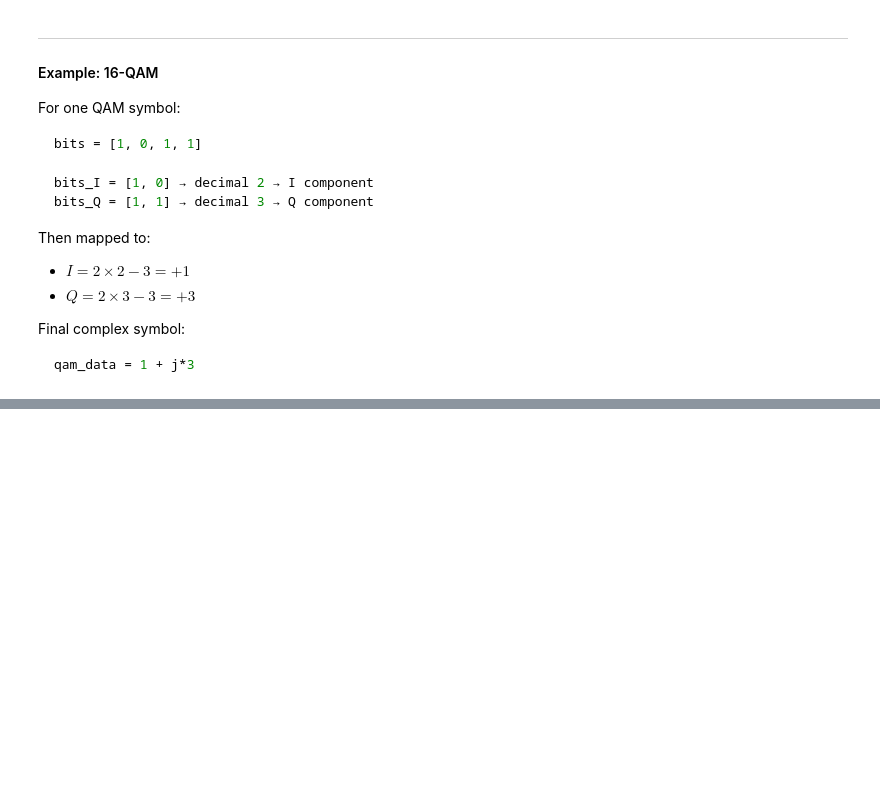
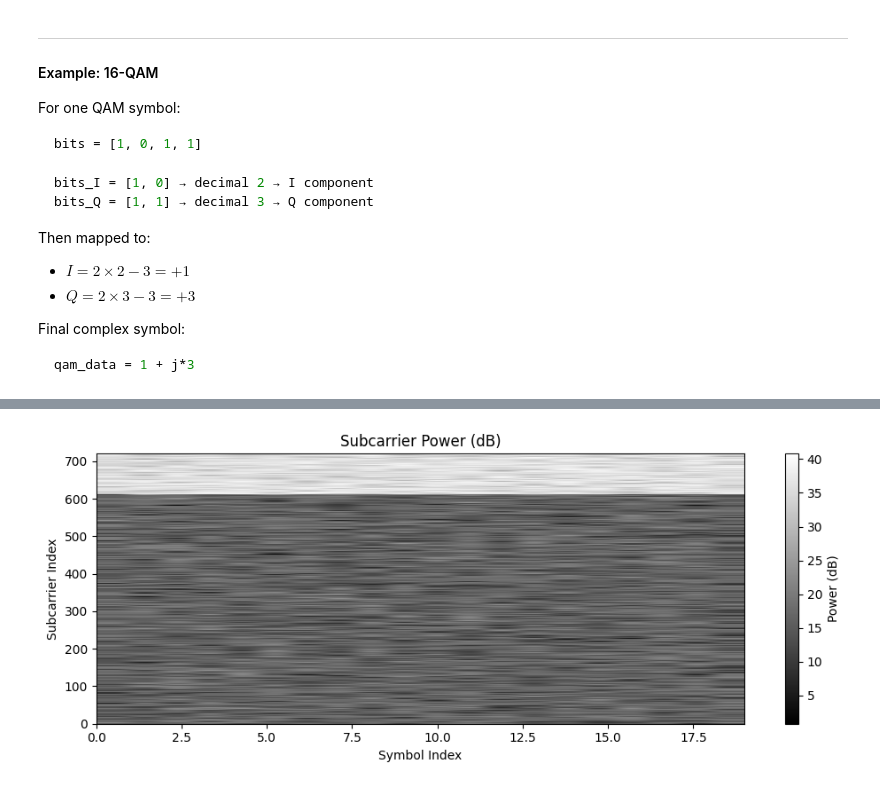
Before and after one commit to hamed-h98/5G_projects, a Jupyter notebook: OFDM_QAM/OFDM_QAM_TX_RX.ipynb, the cells around one changed output, grey strips where cells are left out. Cells and saved outputs as stored; diff of their text form; code cells hidden in the pictures; blank space fills up the shorter version.

```diff
--- a/OFDM_QAM/OFDM_QAM_TX_RX.ipynb
+++ b/OFDM_QAM/OFDM_QAM_TX_RX.ipynb
@@ -251,0 +385,29 @@ Think of OFDM as encoding frequency data, and then IFFT transforms it into the r
+# %%
+def ofdm_demodulate(ofdm_signal_noisy, ifft_size, cp_length):
+    Ld = ifft_size
+    Ls = Ld + cp_length
+    num_symbols_actual = len(ofdm_signal_noisy) // Ls
+
+    # Step 1: Reshape the noisy signal into symbols
+    X_matrix = ofdm_signal_noisy[:num_symbols_actual * Ls].reshape((num_symbols_actual, Ls))
+
+    # Step 2: Remove CP
+    X_no_cp = X_matrix[:, cp_length:]  # shape: [num_symbols, Ld]
+
+    # Step 3: FFT and shift
+    X_fft = np.fft.fftshift(np.fft.fft(X_no_cp, axis=1), axes=1)  # shape: [num_symbols, Ld]
+
+    # Step 4: Power matrix
+    power_matrix = np.abs(X_fft) ** 2  # shape: [num_symbols, Ld]
+
+    # Step 5 (Optional): Pad to full IFFT size if Ld < ifft_size
+    full_power = np.zeros((num_symbols_actual, ifft_size))
+    full_power[:, :Ld] = power_matrix
+
+    return full_power, X_fft, power_matrix
+# %%
+full_power, X_fft, power_matrix = ofdm_demodulate(
+    ofdm_signal_noisy=final_signal[600:-1000],  # remove the noise padding before/after
+    ifft_size=720,
+    cp_length=80
+)
@@ -251,0 +447,4 @@ Think of OFDM as encoding frequency data, and then IFFT transforms it into the r
+# %%
+plot_subcarrier_power(full_power, ifft_size=720, num_symbols_actual=20)
+# %% [output]
+[figure, added]
```
Also changed, not shown: parts of 18 cells of this notebook, 1 other file.
